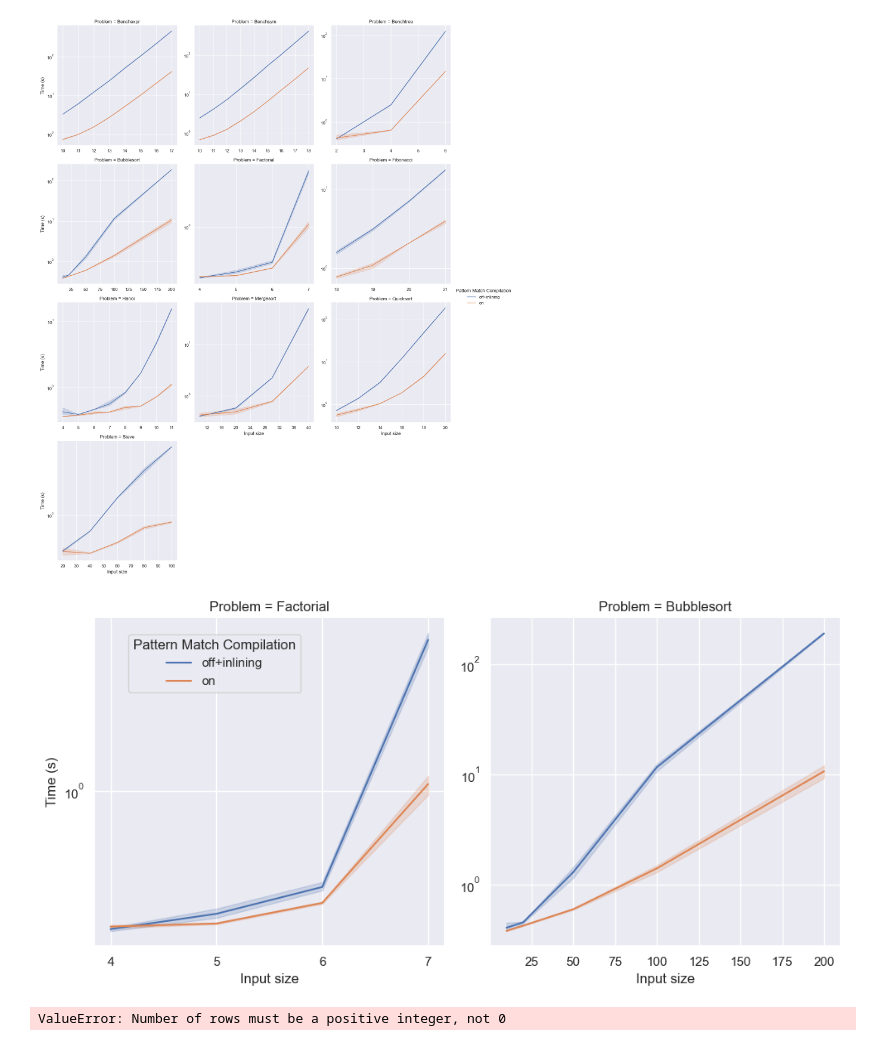
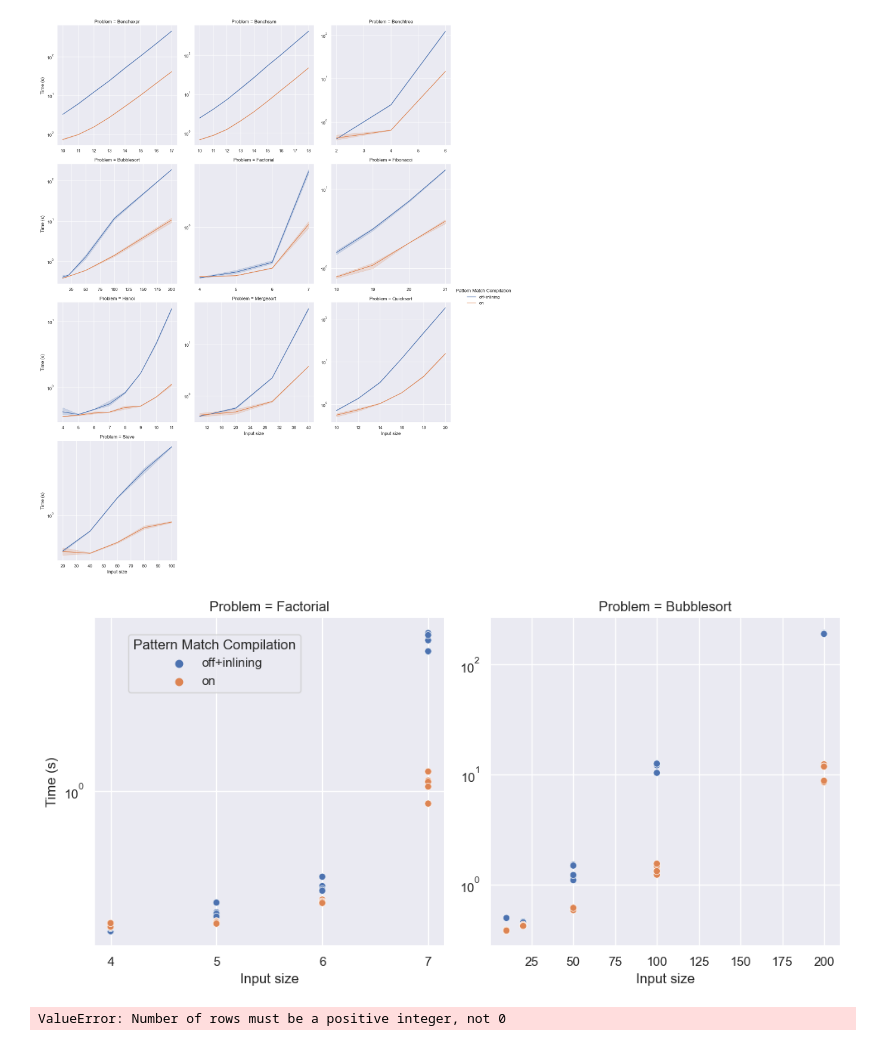
Before and after one commit to metaborg/stratego, a Jupyter notebook: stratego.build.spoofax2.benchmark/analysis/Example plots.ipynb, the cells around one changed output. Cells and saved outputs as stored; diff of their text form; code cells hidden in the pictures.

```diff
--- a/stratego.build.spoofax2.benchmark/analysis/Example plots.ipynb
+++ b/stratego.build.spoofax2.benchmark/analysis/Example plots.ipynb
@@ -260,7 +260,7 @@ def configure_grid(g: sns.FacetGrid, problem=None):
     finally:
         return g
 # %%
-df_scaledproblem = df[(df["Problem Size"] != -1) & (df_scaledproblem["Codegen Implementation"].isin(["", "nested-switch"])) & (df["Problem"] != "BenchNullary")]
+df_scaledproblem = df[(df["Problem Size"] != -1) & (df["Codegen Implementation"].isin(["", "nested-switch"])) & (df["Problem"] != "BenchNullary")]
 # %%
 df[(df["Problem"] == "Fibonacci") & (df["Problem Size"] == -1)]
 # %% [output]
@@ -371,37 +371,36 @@ g.savefig(f"{PLOT_DIR}/{'_'.join(results_files)}-runtime.png")
 # Runtimes for DFA switch backends (per problem)
 
 cols = ["Factorial", "Bubblesort"]
 opt_levels=list(map(optlevel_to_label, ["3", "4"]))
 
 g = configure_grid(sns.relplot(
     data=df_scaledproblem[(df_scaledproblem["Stage"] == "run") & (df_scaledproblem["Pattern Match Compilation"].isin(opt_levels))],
     x="Problem Size",
     y="Score",
     col="Problem",
     col_order=cols,
     col_wrap=min(3, len(cols)),
-#    style="Codegen Implementation",
+    style="Pattern Match Compilation",
     hue="Pattern Match Compilation",
     hue_order=opt_levels,
-    kind="line",
-    # err_style="band",
+    # kind="line",
     markers=True,
     facet_kws=dict(
         sharex=False,
         sharey=False,
     ),
 ))
 
 sns.move_legend(g, "upper left", frameon=True, bbox_to_anchor=(0.1, 0.9))
 g.set(yscale="log")
 
 # TODO Include strj runtime -> with and without fusion
 
 # Save figure to file
 g.savefig(f"{PLOT_DIR}/{'_'.join(results_files)}-fact&bub-run.pdf")
 # g.savefig(f"{THESIS_FIGURE_DIR}/rec-fact&fib-run.pdf")
 # %% [output]
-[figure, old version]
+[figure, new version]
 # %%
 # Runtimes for DFA switch backends (per problem)
 
```
Also changed, not shown: parts of 7 cells of this notebook.
